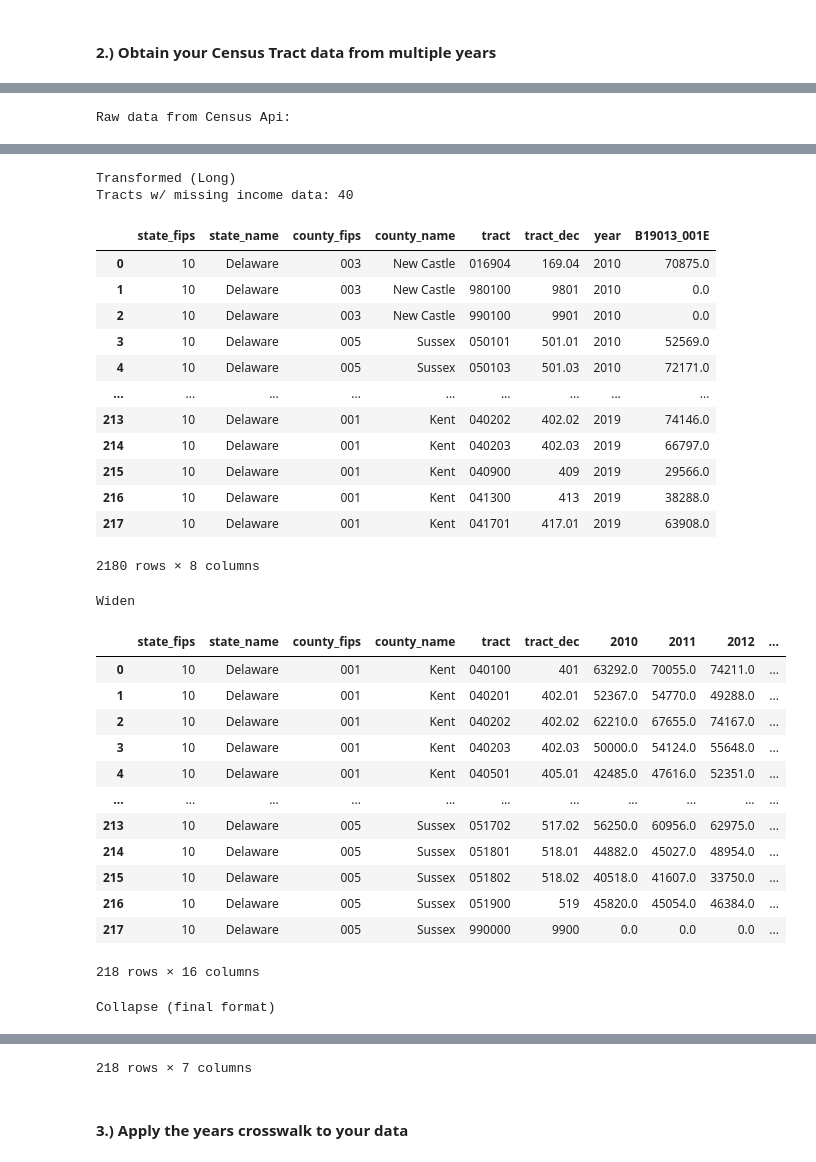
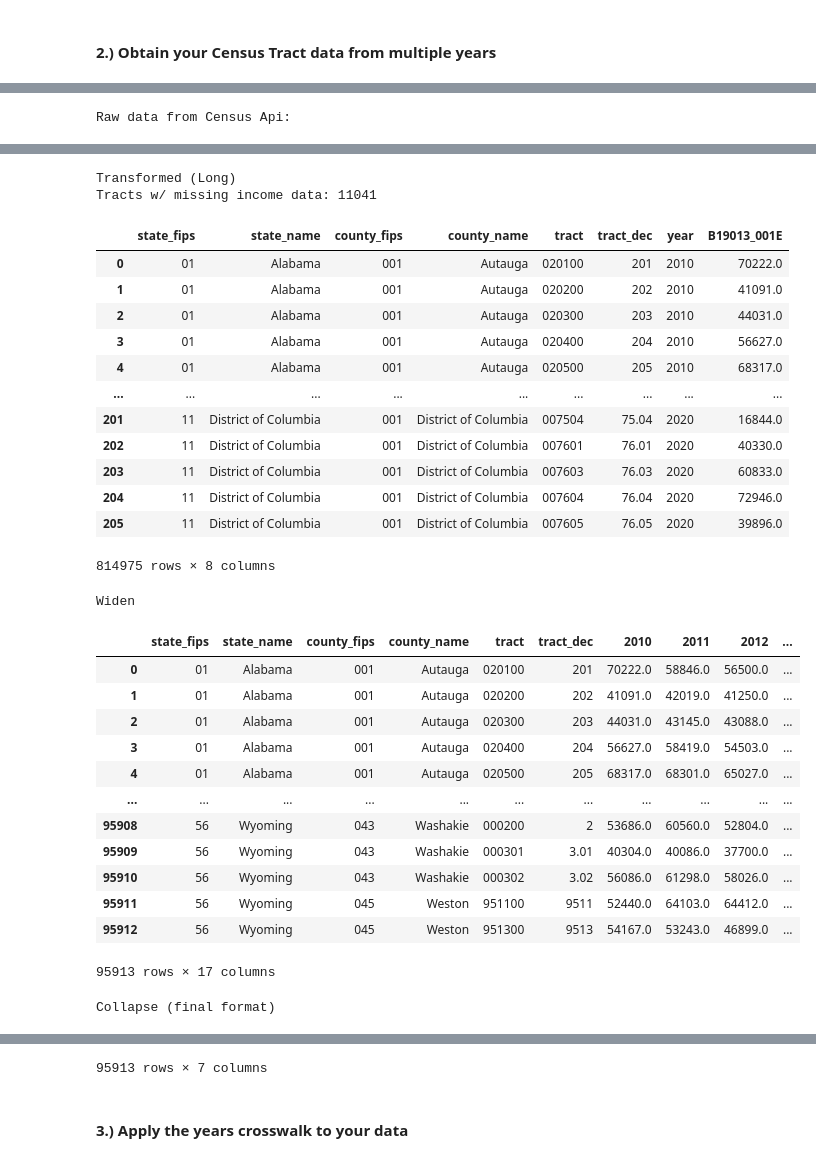
Before and after one commit to de-data-lab/census-tract-redistricting, a Jupyter notebook: example-use-notebook.ipynb, the cells around one changed output, grey strips where cells are left out. Cells and saved outputs as stored; diff of their text form; code cells hidden in the pictures.

```diff
--- a/example-use-notebook.ipynb
+++ b/example-use-notebook.ipynb
@@ -93,20 +95,0 @@ In this example we will be converting median household income from DE tracts in
-# %%
-## Pull your data from census tracts of different years, e.g. median income
-
-CENSUS_VARS = ['B19013_001E']
-
-## Obtain yearly data from before 2020 redistricting
-YEARS = range(2010,2020)
-year_dataframes = []
-for y in YEARS:
-    try:
-        mhhi_data = c.acs5.state_county_tract(fields = ['NAME'] + CENSUS_VARS,
-                                            state_fips = "10", # Delaware
-                                            county_fips = "*",
-                                            tract="*",
-                                            year=y)
-        mhhi_df = pd.DataFrame(mhhi_data)
-        mhhi_df['year'] = y
-        year_dataframes.append(mhhi_df)
-    except Exception as e:
-        logger.warning(str(y) + ": " + str(e))
@@ -113,7 +186,7 @@ for y in YEARS:
 # %%
 # -- Transform dataframe as needed -- #
 
-mhhi_df = pd.concat(year_dataframes)
+mhhi_df = pd.concat(dataframes)
 print('Raw data from Census Api:')
 display(mhhi_df.head(1))
 
@@ -121,10 +194,9 @@ print('Transformed (Long)')
 mhhi_df[['tract_dec', 'county_name', 'state_name']] = mhhi_df['NAME'].str.split(', ', expand=True)
 mhhi_df['tract_dec'] = mhhi_df['tract_dec'].str.lstrip('Census Tract ').str.strip()
 mhhi_df['county_name'] = mhhi_df['county_name'].str.rstrip('County')
-mhhi_df.rename({'state':'state_fips', 'county':'county_fips'}, axis=1, inplace=True)
-mhhi_df.drop(['NAME'], axis=1, inplace=True)
+mhhi_df.rename({'county':'county_fips'}, axis=1, inplace=True)
 
-# Reorder columns
+# Dropping/reordering columns
 mhhi_df = mhhi_df[['state_fips', 'state_name', 'county_fips', 'county_name', 'tract', 'tract_dec', 'year', 'B19013_001E']]
 
 # No NaN's, but -666666666.0 is missing data indicator. Will change to zero.
@@ -148,6 +220,10 @@ display(mhhi_df_wider)
 
 # Collapse into nested column
 print('Collapse (final format)')
+
+if 2020 in YEARS: # 2020 can remain
+
+
 mhhi_df_wider =  mhhi_df_wider.set_index(['state_fips', 'state_name', 'county_fips', 'county_name', 'tract', 'tract_dec'])\
     .apply(lambda row: {str(col):np.round(row_value, 2) for col, row_value in row.items()}, axis=1)\
     .reset_index()\
@@ -161,31 +237,31 @@ Raw data from Census Api:
 Transformed (Long)
-Tracts w/ missing income data: 40
+Tracts w/ missing income data: 11041
 |  | state_fips | state_name | county_fips | county_name | tract | tract_dec | year | B19013_001E |
-| 0 | 10 | Delaware | 003 | New Castle | 016904 | 169.04 | 2010 | 70875.0 |
-| 1 | 10 | Delaware | 003 | New Castle | 980100 | 9801 | 2010 | 0.0 |
-| 2 | 10 | Delaware | 003 | New Castle | 990100 | 9901 | 2010 | 0.0 |
-| 3 | 10 | Delaware | 005 | Sussex | 050101 | 501.01 | 2010 | 52569.0 |
-| 4 | 10 | Delaware | 005 | Sussex | 050103 | 501.03 | 2010 | 72171.0 |
+| 0 | 01 | Alabama | 001 | Autauga | 020100 | 201 | 2010 | 70222.0 |
+| 1 | 01 | Alabama | 001 | Autauga | 020200 | 202 | 2010 | 41091.0 |
+| 2 | 01 | Alabama | 001 | Autauga | 020300 | 203 | 2010 | 44031.0 |
+| 3 | 01 | Alabama | 001 | Autauga | 020400 | 204 | 2010 | 56627.0 |
+| 4 | 01 | Alabama | 001 | Autauga | 020500 | 205 | 2010 | 68317.0 |
 | ... | ... | ... | ... | ... | ... | ... | ... | ... |
-| 213 | 10 | Delaware | 001 | Kent | 040202 | 402.02 | 2019 | 74146.0 |
-| 214 | 10 | Delaware | 001 | Kent | 040203 | 402.03 | 2019 | 66797.0 |
-| 215 | 10 | Delaware | 001 | Kent | 040900 | 409 | 2019 | 29566.0 |
-| 216 | 10 | Delaware | 001 | Kent | 041300 | 413 | 2019 | 38288.0 |
-| 217 | 10 | Delaware | 001 | Kent | 041701 | 417.01 | 2019 | 63908.0 |
+| 201 | 11 | District of Columbia | 001 | District of Columbia | 007504 | 75.04 | 2020 | 16844.0 |
+| 202 | 11 | District of Columbia | 001 | District of Columbia | 007601 | 76.01 | 2020 | 40330.0 |
+| 203 | 11 | District of Columbia | 001 | District of Columbia | 007603 | 76.03 | 2020 | 60833.0 |
+| 204 | 11 | District of Columbia | 001 | District of Columbia | 007604 | 76.04 | 2020 | 72946.0 |
+| 205 | 11 | District of Columbia | 001 | District of Columbia | 007605 | 76.05 | 2020 | 39896.0 |
-2180 rows × 8 columns
+814975 rows × 8 columns
 Widen
 |  | state_fips | state_name | county_fips | county_name | tract | tract_dec | 2010 | 2011 | 2012 | ... |
-| 0 | 10 | Delaware | 001 | Kent | 040100 | 401 | 63292.0 | 70055.0 | 74211.0 | ... |
-| 1 | 10 | Delaware | 001 | Kent | 040201 | 402.01 | 52367.0 | 54770.0 | 49288.0 | ... |
-| 2 | 10 | Delaware | 001 | Kent | 040202 | 402.02 | 62210.0 | 67655.0 | 74167.0 | ... |
-| 3 | 10 | Delaware | 001 | Kent | 040203 | 402.03 | 50000.0 | 54124.0 | 55648.0 | ... |
-| 4 | 10 | Delaware | 001 | Kent | 040501 | 405.01 | 42485.0 | 47616.0 | 52351.0 | ... |
+| 0 | 01 | Alabama | 001 | Autauga | 020100 | 201 | 70222.0 | 58846.0 | 56500.0 | ... |
+| 1 | 01 | Alabama | 001 | Autauga | 020200 | 202 | 41091.0 | 42019.0 | 41250.0 | ... |
+| 2 | 01 | Alabama | 001 | Autauga | 020300 | 203 | 44031.0 | 43145.0 | 43088.0 | ... |
+| 3 | 01 | Alabama | 001 | Autauga | 020400 | 204 | 56627.0 | 58419.0 | 54503.0 | ... |
+| 4 | 01 | Alabama | 001 | Autauga | 020500 | 205 | 68317.0 | 68301.0 | 65027.0 | ... |
 | ... | ... | ... | ... | ... | ... | ... | ... | ... | ... | ... |
-| 213 | 10 | Delaware | 005 | Sussex | 051702 | 517.02 | 56250.0 | 60956.0 | 62975.0 | ... |
-| 214 | 10 | Delaware | 005 | Sussex | 051801 | 518.01 | 44882.0 | 45027.0 | 48954.0 | ... |
-| 215 | 10 | Delaware | 005 | Sussex | 051802 | 518.02 | 40518.0 | 41607.0 | 33750.0 | ... |
-| 216 | 10 | Delaware | 005 | Sussex | 051900 | 519 | 45820.0 | 45054.0 | 46384.0 | ... |
-| 217 | 10 | Delaware | 005 | Sussex | 990000 | 9900 | 0.0 | 0.0 | 0.0 | ... |
+| 95908 | 56 | Wyoming | 043 | Washakie | 000200 | 2 | 53686.0 | 60560.0 | 52804.0 | ... |
+| 95909 | 56 | Wyoming | 043 | Washakie | 000301 | 3.01 | 40304.0 | 40086.0 | 37700.0 | ... |
+| 95910 | 56 | Wyoming | 043 | Washakie | 000302 | 3.02 | 56086.0 | 61298.0 | 58026.0 | ... |
+| 95911 | 56 | Wyoming | 045 | Weston | 951100 | 9511 | 52440.0 | 64103.0 | 64412.0 | ... |
+| 95912 | 56 | Wyoming | 045 | Weston | 951300 | 9513 | 54167.0 | 53243.0 | 46899.0 | ... |
-218 rows × 16 columns
+95913 rows × 17 columns
 Collapse (final format)
 |  | state_fips | state_name | county_fips | county_name | tract | tract_dec | income_raw |
@@ -203,4 +279,4 @@ Collapse (final format)
-218 rows × 7 columns
+95913 rows × 7 columns
 # %% [markdown]
 #### 3.) Apply the years crosswalk to your data
 # %%
```
Also changed, not shown: parts of 8 cells of this notebook.
